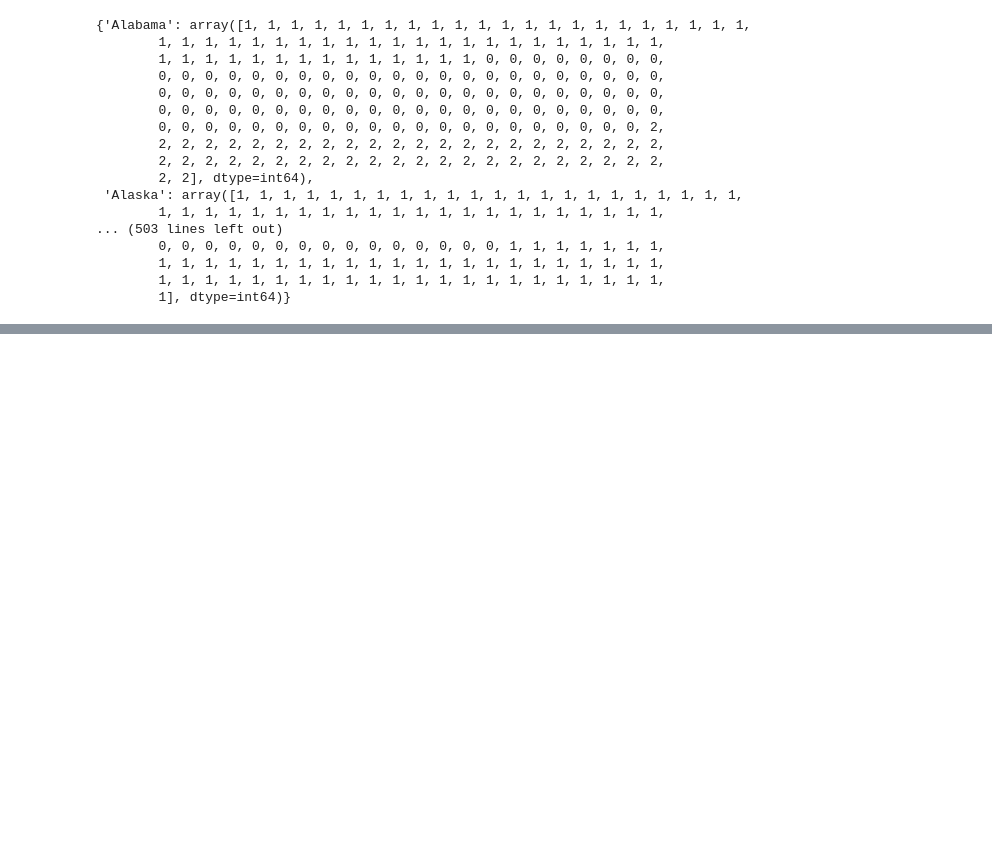
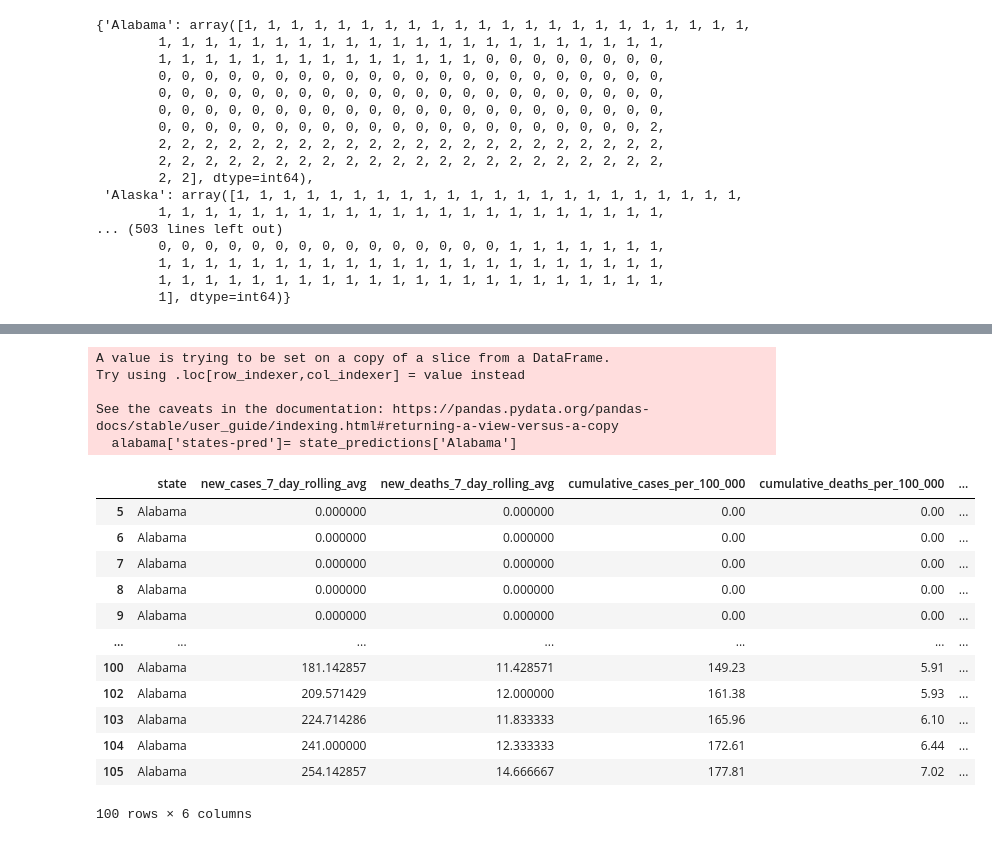
Before and after one commit to Eric-MK/ML_class_lessons, a Jupyter notebook: task3.ipynb, the cells around one changed output, grey strips where cells are left out. Drawn from its saved outputs; the diff is of its cells as text; code cells hidden in the pictures; blank space fills up the shorter version.

Commit message:
alabama

```diff
--- a/task3.ipynb
+++ b/task3.ipynb
@@ -250,3 +250,7 @@ See the caveats in the documentation: https://pandas.pydata.org/pandas-docs/stab
 | 7 | Alabama | 2020-01-29 | 4887871.0 | 0 | 0.0 | 0 | ... |
 | 8 | Alabama | 2020-01-30 | 4887871.0 | 0 | 0.0 | 0 | ... |
 | 9 | Alabama | 2020-01-31 | 4887871.0 | 0 | 0.0 | 0 | ... |
+# %%
+alabama_df = df_cleaned[df_cleaned['state'] == 'Alabama']
+alabama = alabama_df[['state','new_cases_7_day_rolling_avg', 'new_deaths_7_day_rolling_avg', 'cumulative_cases_per_100_000', 'cumulative_deaths_per_100_000']]
+alabama.head()
@@ -307,0 +325,23 @@ state_predictions
+# %%
+alabama['states-pred']= state_predictions['Alabama']
+
+alabama.head(100)
+# %% [output]
+A value is trying to be set on a copy of a slice from a DataFrame.
+Try using .loc[row_indexer,col_indexer] = value instead
+
+See the caveats in the documentation: https://pandas.pydata.org/pandas-docs/stable/user_guide/indexing.html#returning-a-view-versus-a-copy
+  alabama['states-pred']= state_predictions['Alabama']
+|  | state | new_cases_7_day_rolling_avg | new_deaths_7_day_rolling_avg | cumulative_cases_per_100_000 | cumulative_deaths_per_100_000 | ... |
+| 5 | Alabama | 0.000000 | 0.000000 | 0.00 | 0.00 | ... |
+| 6 | Alabama | 0.000000 | 0.000000 | 0.00 | 0.00 | ... |
+| 7 | Alabama | 0.000000 | 0.000000 | 0.00 | 0.00 | ... |
+| 8 | Alabama | 0.000000 | 0.000000 | 0.00 | 0.00 | ... |
+| 9 | Alabama | 0.000000 | 0.000000 | 0.00 | 0.00 | ... |
+| ... | ... | ... | ... | ... | ... | ... |
+| 100 | Alabama | 181.142857 | 11.428571 | 149.23 | 5.91 | ... |
+| 102 | Alabama | 209.571429 | 12.000000 | 161.38 | 5.93 | ... |
+| 103 | Alabama | 224.714286 | 11.833333 | 165.96 | 6.10 | ... |
+| 104 | Alabama | 241.000000 | 12.333333 | 172.61 | 6.44 | ... |
+| 105 | Alabama | 254.142857 | 14.666667 | 177.81 | 7.02 | ... |
+100 rows × 6 columns
```
Also changed, not shown: parts of 3 cells of this notebook.
